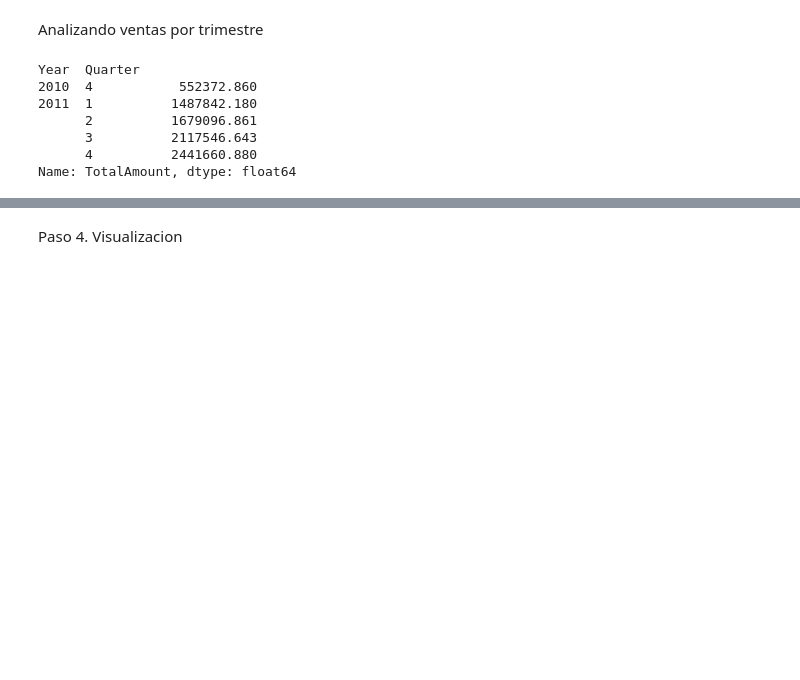
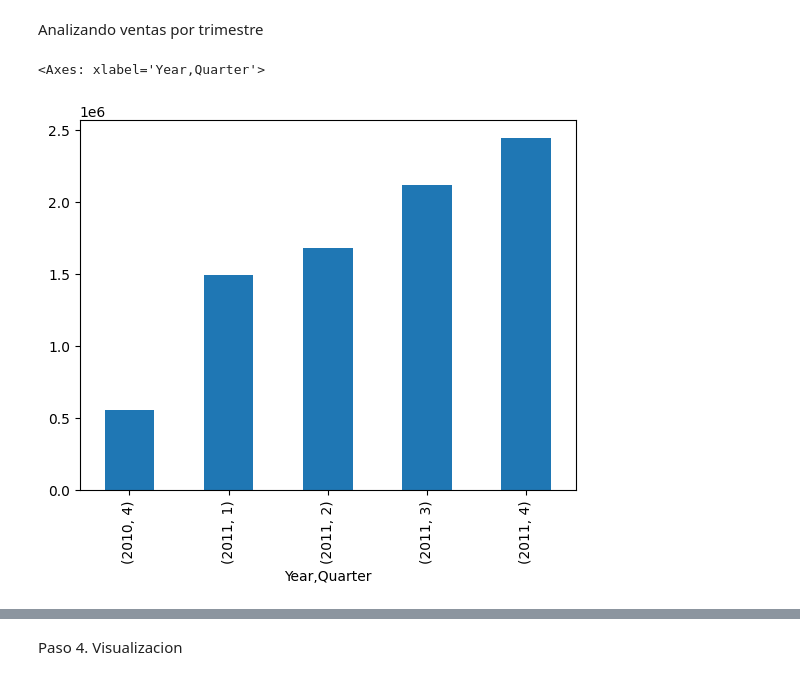
Before and after one commit to AngelDHackerman/python_para_machine_learning, a Jupyter notebook: curso_de_python_para_ciencia_de_datos/proyecto_personal/exploracion_limpieza.ipynb, the cells around one changed output, grey strips where cells are left out. Drawn from its saved outputs; the diff is of its cells as text; code cells hidden in the pictures; blank space fills up the shorter version.

```diff
--- a/curso_de_python_para_ciencia_de_datos/proyecto_personal/exploracion_limpieza.ipynb
+++ b/curso_de_python_para_ciencia_de_datos/proyecto_personal/exploracion_limpieza.ipynb
@@ -210,14 +207,9 @@ Name: TotalAmount, dtype: float64
 Analizando ventas por trimestre
 # %%
 data_cleaned['Quarter'] = data_cleaned['Month'].apply(lambda x: (x -1) // 3 + 1)
-sales_by_quarter = data_cleaned.groupby(['Year', 'Quarter'])['TotalAmount'].sum()
+sales_by_quarter = data_cleaned.groupby(['Year', 'Quarter'])['TotalAmount'].sum().plot(kind='bar')
 sales_by_quarter
 # %% [output]
-Year  Quarter
-2010  4           552372.860
-2011  1          1487842.180
-      2          1679096.861
-      3          2117546.643
-      4          2441660.880
-Name: TotalAmount, dtype: float64
+<Axes: xlabel='Year,Quarter'>
+[figure, added]
 # %%
```
Also changed, not shown: parts of 7 cells of this notebook.
